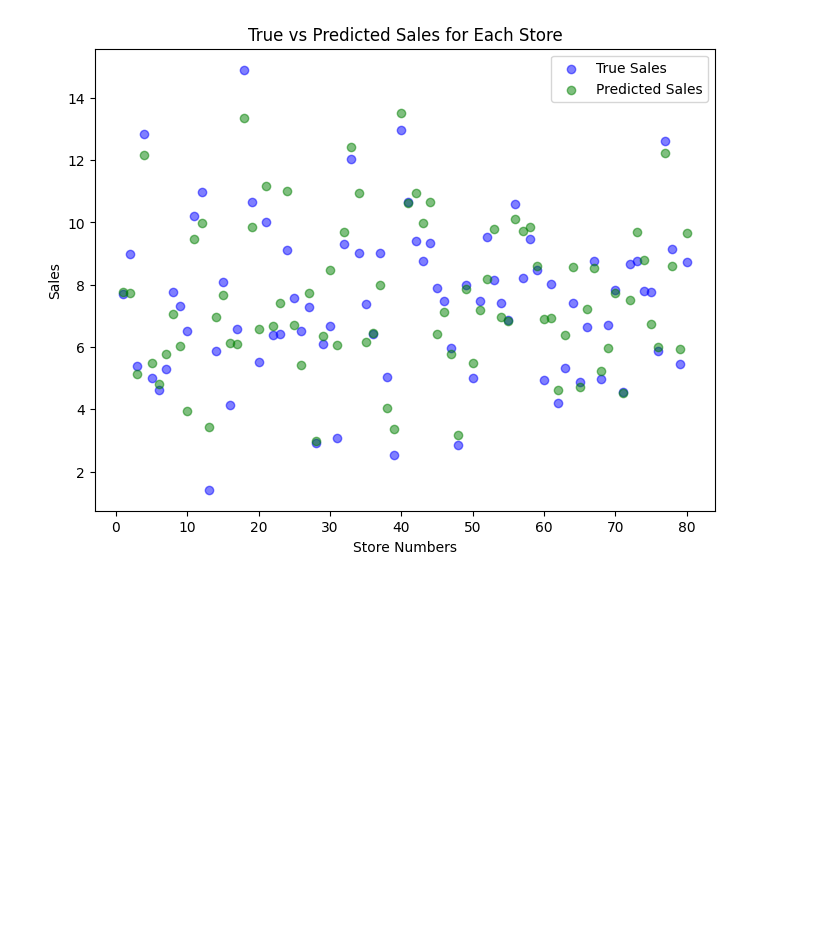
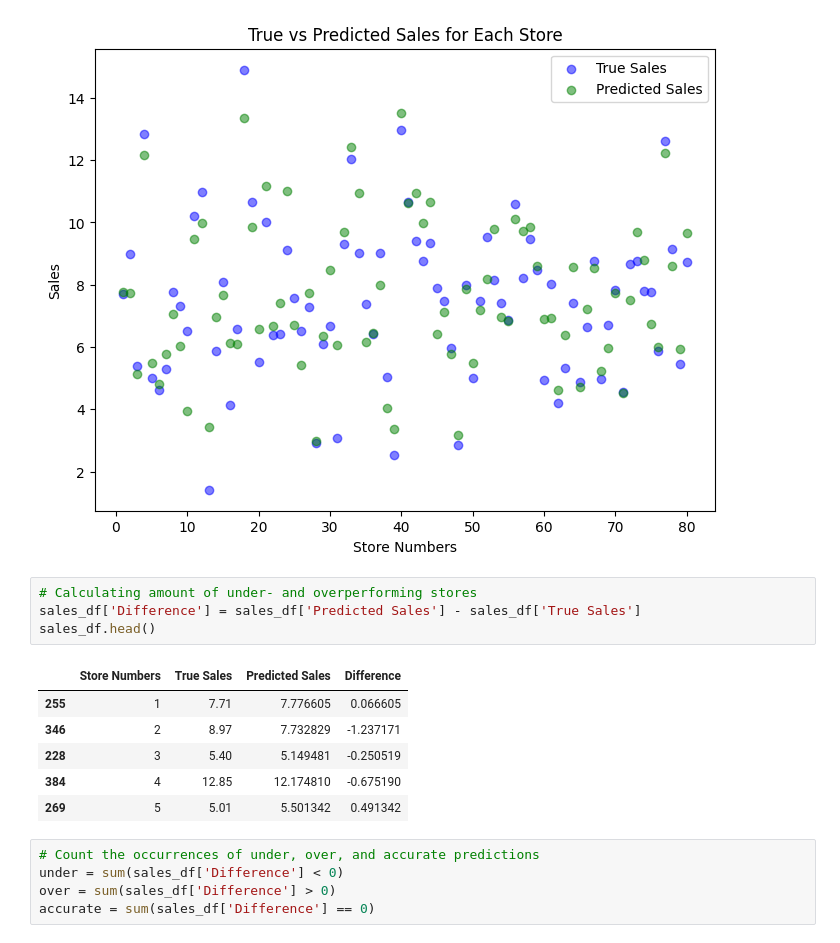
Before and after one commit to fredrik998/AppliedMachineLearning, a Jupyter notebook: Codes/FinalCodes.ipynb, the cells around one changed output. Drawn from its saved outputs; the diff is of its cells as text; blank space fills up the shorter version.

```diff
--- a/Codes/FinalCodes.ipynb
+++ b/Codes/FinalCodes.ipynb
@@ -789,3 +787,19 @@ plt.legend()
 plt.show()
 # %% [output]
 [figure]
+# %%
+# Calculating amount of under- and overperforming stores
+sales_df['Difference'] = sales_df['Predicted Sales'] - sales_df['True Sales']
+sales_df.head()
+# %% [output]
+|  | Store Numbers | True Sales | Predicted Sales | Difference |
+| 255 | 1 | 7.71 | 7.776605 | 0.066605 |
+| 346 | 2 | 8.97 | 7.732829 | -1.237171 |
+| 228 | 3 | 5.40 | 5.149481 | -0.250519 |
+| 384 | 4 | 12.85 | 12.174810 | -0.675190 |
+| 269 | 5 | 5.01 | 5.501342 | 0.491342 |
+# %%
+# Count the occurrences of under, over, and accurate predictions
+under = sum(sales_df['Difference'] < 0)
+over = sum(sales_df['Difference'] > 0)
+accurate = sum(sales_df['Difference'] == 0)
```
Also changed, not shown: parts of 2 cells of this notebook.
